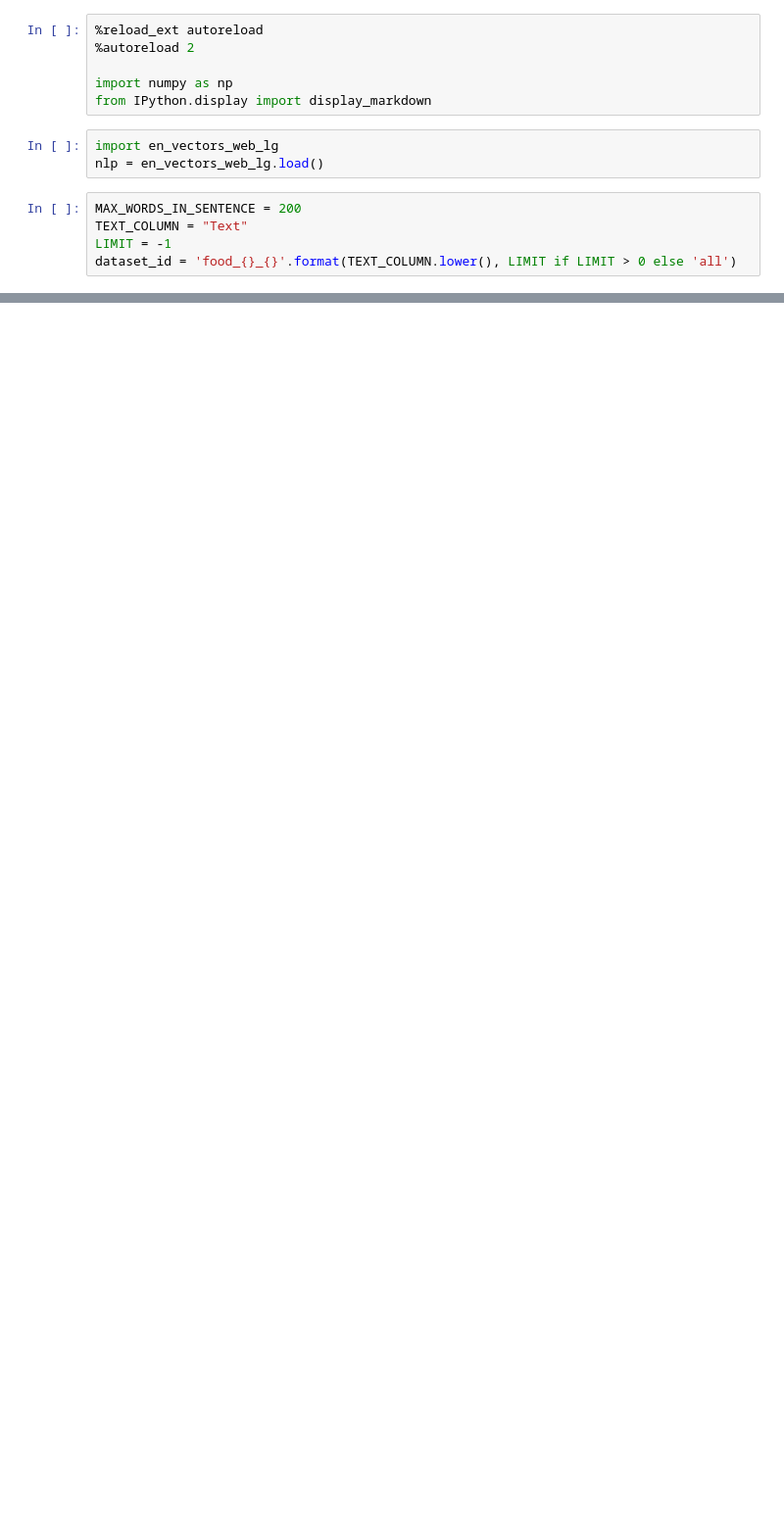
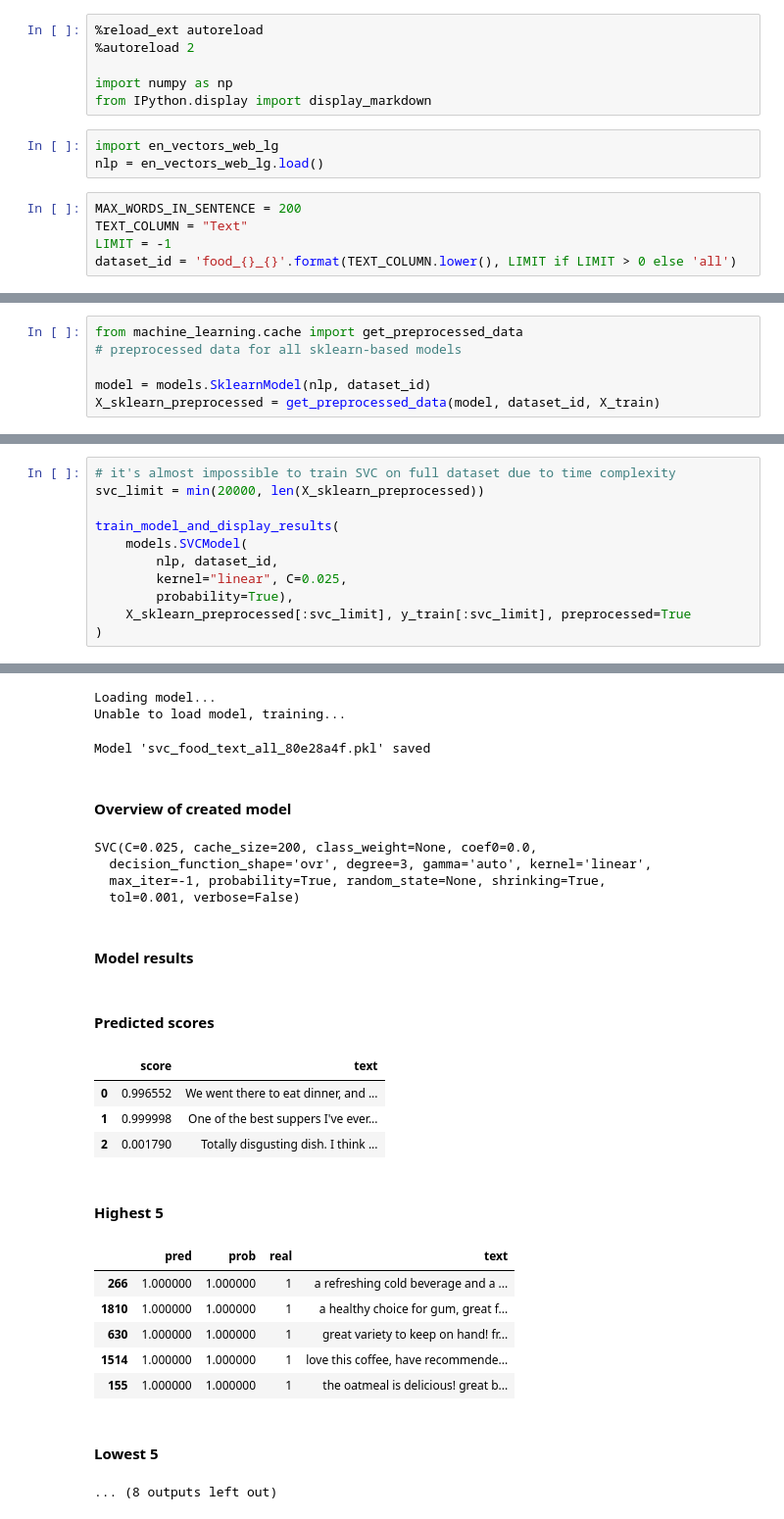
Before and after one commit to Valian/nlp-sentiment-analysis, a Jupyter notebook: src/text_sentiment_analysis_food.ipynb, the cells around one changed output, grey strips where cells are left out. Shown: that part at 98% size. Cells and saved outputs as stored; diff of their text form; blank space fills up the shorter version.

```diff
--- a/src/text_sentiment_analysis_food.ipynb
+++ b/src/text_sentiment_analysis_food.ipynb
@@ -276,0 +178,6 @@ avg / total       0.91      0.91      0.90      2000
+# %%
+from machine_learning.cache import get_preprocessed_data
+# preprocessed data for all sklearn-based models
+
+model = models.SklearnModel(nlp, dataset_id)
+X_sklearn_preprocessed = get_preprocessed_data(model, dataset_id, X_train)
@@ -276,0 +187,12 @@ avg / total       0.91      0.91      0.90      2000
+# %%
+# it's almost impossible to train SVC on full dataset due to time complexity
+svc_limit = min(20000, len(X_sklearn_preprocessed))
+
+train_model_and_display_results(
+    models.SVCModel(
+        nlp, dataset_id,
+        kernel="linear", C=0.025,
+        probability=True),
+    X_sklearn_preprocessed[:svc_limit], y_train[:svc_limit], preprocessed=True
+)
+# %% [output]
@@ -276,0 +201,23 @@ avg / total       0.91      0.91      0.90      2000
+Loading model...
+Unable to load model, training...
+Model 'svc_food_text_all_80e28a4f.pkl' saved
+#### Overview of created model
+SVC(C=0.025, cache_size=200, class_weight=None, coef0=0.0,
+  decision_function_shape='ovr', degree=3, gamma='auto', kernel='linear',
+  max_iter=-1, probability=True, random_state=None, shrinking=True,
+  tol=0.001, verbose=False)
+#### Model results
+#### Predicted scores
+|  | score | text |
+| 0 | 0.996552 | We went there to eat dinner, and ... |
+| 1 | 0.999998 | One of the best suppers I've ever... |
+| 2 | 0.001790 | Totally disgusting dish. I think ... |
+#### Highest 5
+|  | pred | prob | real | text |
+| 266 | 1.000000 | 1.000000 | 1 | a refreshing cold beverage and a ... |
+| 1810 | 1.000000 | 1.000000 | 1 | a healthy choice for gum, great f... |
+| 630 | 1.000000 | 1.000000 | 1 | great variety to keep on hand! fr... |
+| 1514 | 1.000000 | 1.000000 | 1 | love this coffee, have recommende... |
+| 155 | 1.000000 | 1.000000 | 1 | the oatmeal is delicious! great b... |
+#### Lowest 5
+... (8 outputs left out)
```
Also changed, not shown: parts of 23 cells of this notebook, 11 other files.
